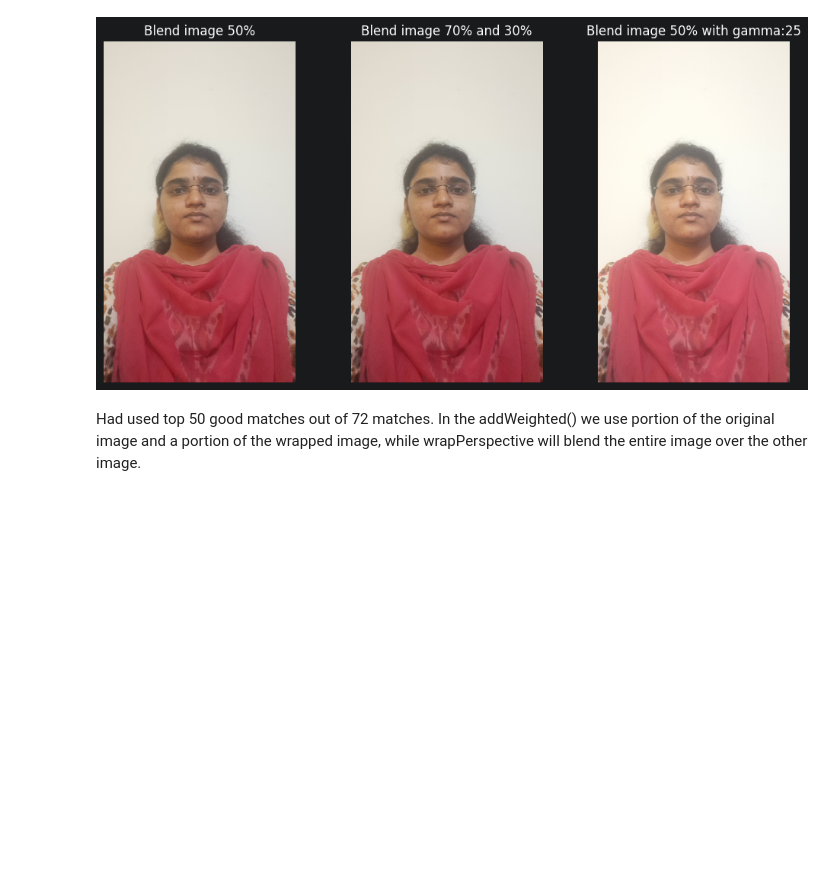
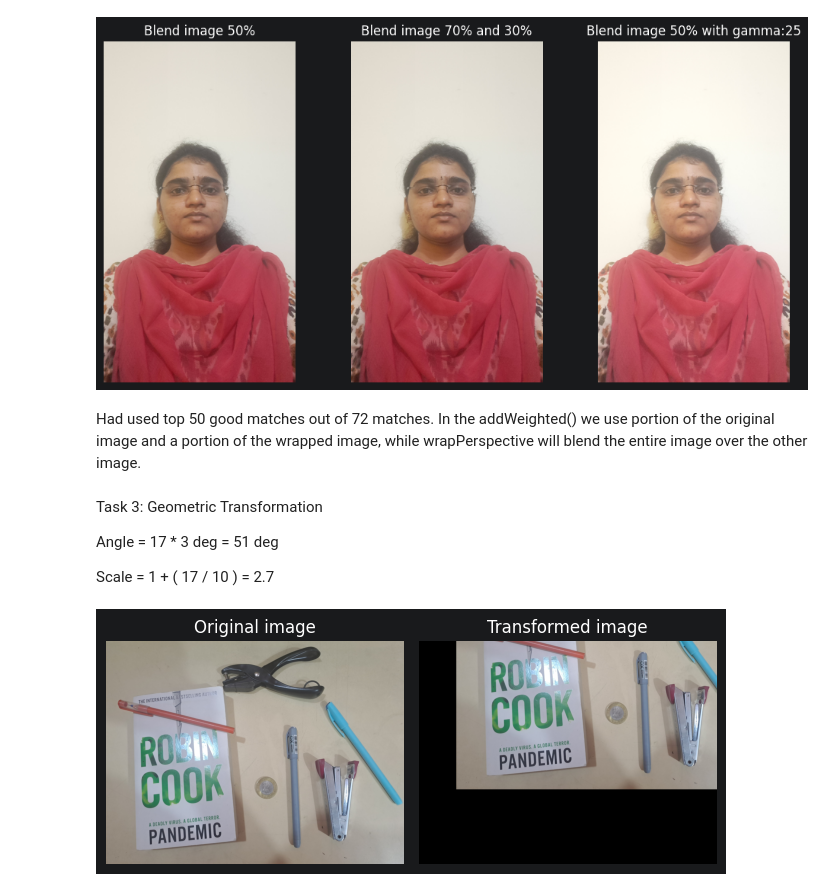
Before and after one commit to MadhuMitaSiva/AI_ML-course, a Jupyter notebook: Week 2/open_cv_madhumita/Opencv_tasks.ipynb, the cells around one changed output. Saved outputs shown, nothing was run; the diff lists cells and outputs as text; code cells hidden in the pictures; blank space fills up the shorter version.

Commit message:
Committing task_3

```diff
--- a/Week 2/open_cv_madhumita/Opencv_tasks.ipynb
+++ b/Week 2/open_cv_madhumita/Opencv_tasks.ipynb
@@ -202,3 +202,40 @@ plt.show()
 [figure]
 # %% [markdown]
 Had used top 50 good matches out of 72 matches. In the addWeighted() we use portion of the original image and a portion of the wrapped image, while wrapPerspective will blend the entire image over the other image.
+# %% [markdown]
+Task 3: Geometric Transformation
+
+Angle = 17 * 3 deg = 51 deg
+
+Scale = 1 + ( 17 / 10 ) = 2.7
+# %%
+#Loading the object image
+obj_path = os.path.join(folder, img_files[0])
+obj_img = cv2.imread(obj_path)
+obj_rgb = cv2.cvtColor(obj_img, cv2.COLOR_BGR2RGB)
+# %%
+# Transition
+tx = 500 #change in x direction
+ty = -1000 #change in y direction
+Mat = np.float32(
+    [[1,0,tx],
+     [0,1,ty]]
+) # the identity matrix maintains the scale and angle the same
+
+obj_trans = cv2.warpAffine(
+    obj_rgb, Mat, (obj_rgb.shape[1], obj_rgb.shape[0])
+)
+plt.subplot(1,2,1)
+plt.imshow(obj_rgb)
+plt.title('Original image')
+plt.axis('off')
+
+plt.subplot(1,2,2)
+plt.imshow(obj_trans)
+plt.title('Transformed image')
+plt.axis('off')
+
+plt.tight_layout()
+plt.show()
+# %% [output]
+[figure, added]
```
Also changed, not shown: parts of 3 cells of this notebook.
